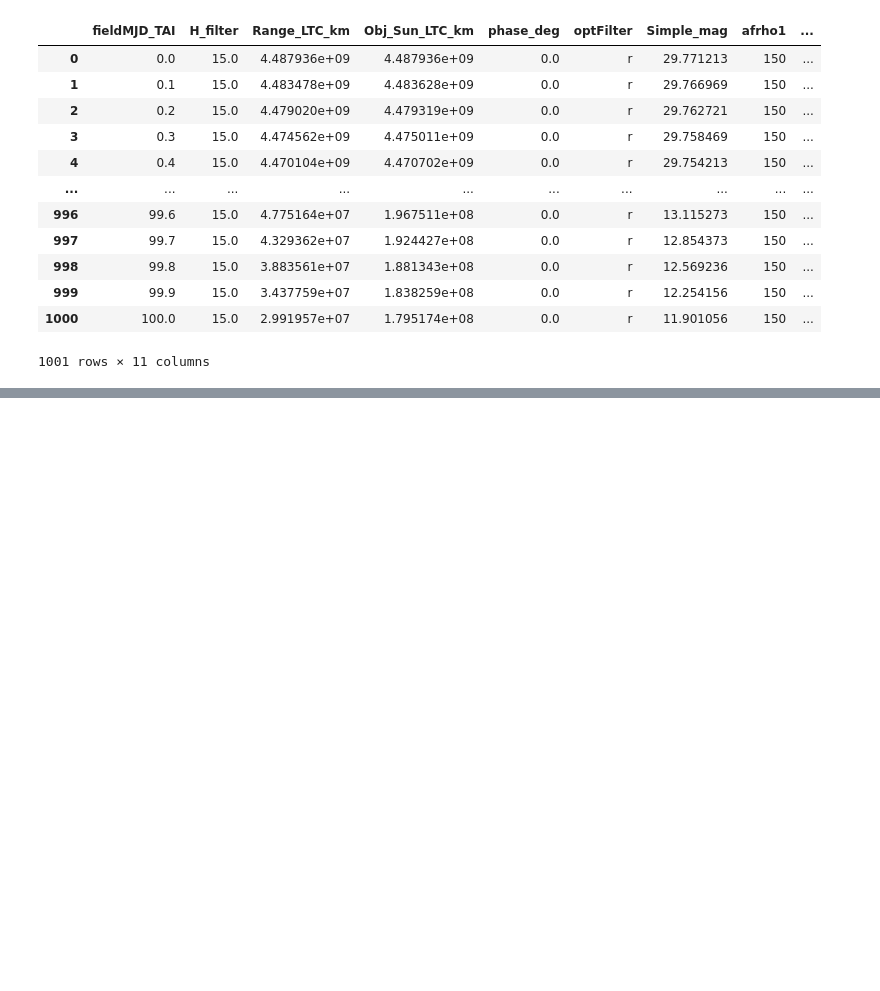
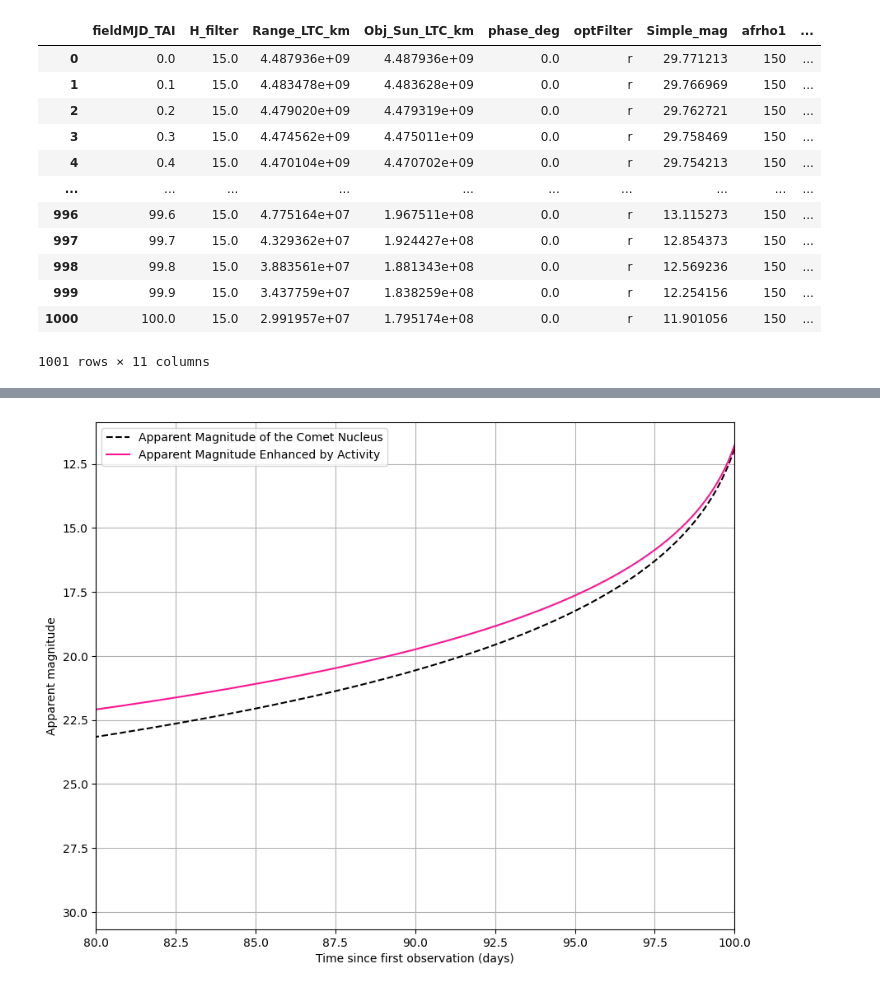
Before and after one commit to dirac-institute/sorcha, a Jupyter notebook: docs/notebooks/demo_Cometary_Activity.ipynb, the cells around one changed output, grey strips where cells are left out. Saved outputs shown, nothing was run; the diff lists cells and outputs as text; code cells hidden in the pictures; blank space fills up the shorter version.

```diff
--- a/docs/notebooks/demo_Cometary_Activity.ipynb
+++ b/docs/notebooks/demo_Cometary_Activity.ipynb
@@ -155,0 +157,23 @@ plt.show()
+# %%
+
+fig, ax = plt.subplots(figsize=(10, 8))
+ax.plot(
+    observations_df["fieldMJD_TAI"],
+    observations_df["Simple_mag"],
+    linestyle="--",
+    label="Apparent Magnitude of the Comet Nucleus",
+    color="black",
+)
+ax.plot(
+    observations_df["fieldMJD_TAI"], observations_df["trailedSourceMagTrue"], linestyle="-", label="Apparent Magnitude Enhanced by Activity", color="deeppink"
+)
+
+plt.legend()
+ax.set_xlabel("Time since first observation (days)")
+ax.set_ylabel("Apparent magnitude")
+plt.gca().invert_yaxis()
+plt.xlim(80,100)
+plt.grid()
+plt.show()
+# %% [output]
+[figure, added]
```
Also changed, not shown: parts of 5 cells of this notebook.
